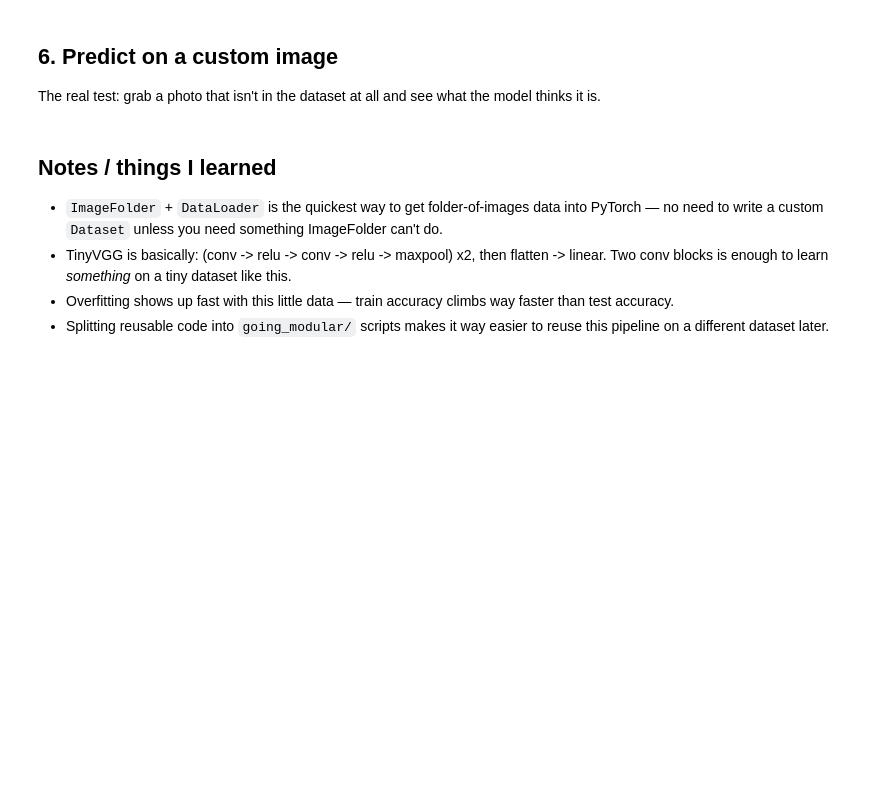
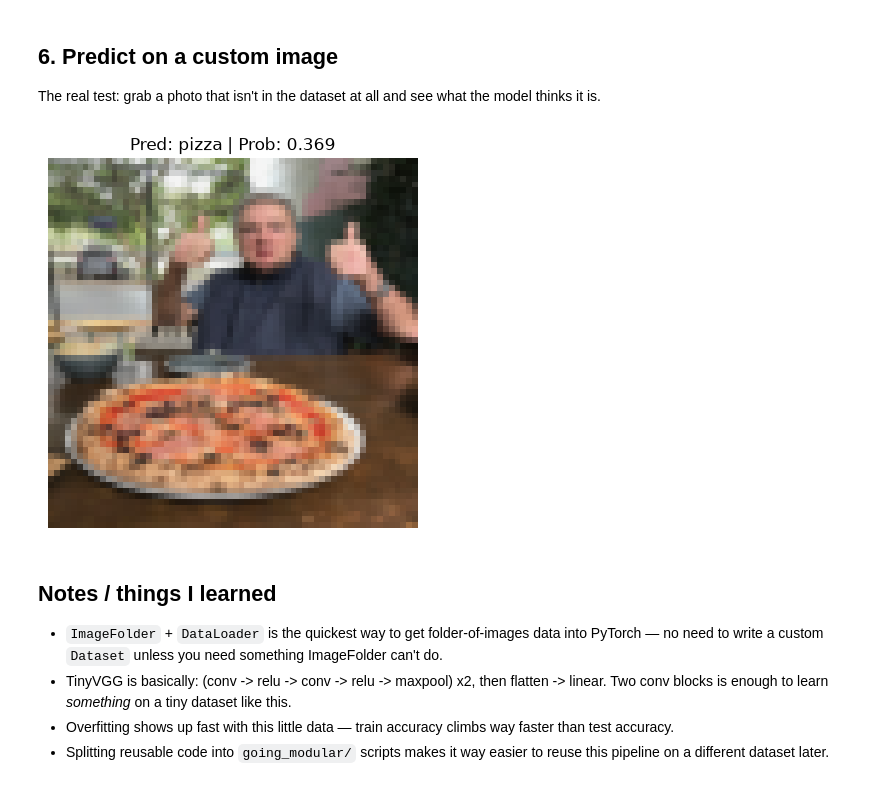
Before and after one commit to bisheshdahal/FoodVisionMini, a Jupyter notebook: foodvision_mini.ipynb, the cells around one changed output. Drawn from its saved outputs; the diff is of its cells as text; code cells hidden in the pictures; blank space fills up the shorter version.

```diff
--- a/foodvision_mini.ipynb
+++ b/foodvision_mini.ipynb
@@ -115,23 +161,25 @@ the model thinks it is.
 # %%
 import requests
 from pathlib import Path
 
 custom_image_path = Path("data") / "04-pizza-dad.jpeg"
 
 if not custom_image_path.is_file():
     with open(custom_image_path, "wb") as f:
         request = requests.get(
             "https://raw.githubusercontent.com/mrdbourke/pytorch-deep-learning/main/images/04-pizza-dad.jpeg"
         )
         f.write(request.content)
 
 predict.pred_and_plot_image(
     model=model,
     image_path=custom_image_path,
     class_names=class_names,
-    transform=data_transform,
+    transform=transforms.Resize((64,64)),
     device=device,
 )
+# %% [output]
+[figure, added]
 # %% [markdown]
 ## Notes / things I learned
 
```
Also changed, not shown: parts of 8 cells of this notebook, 2 other files.
